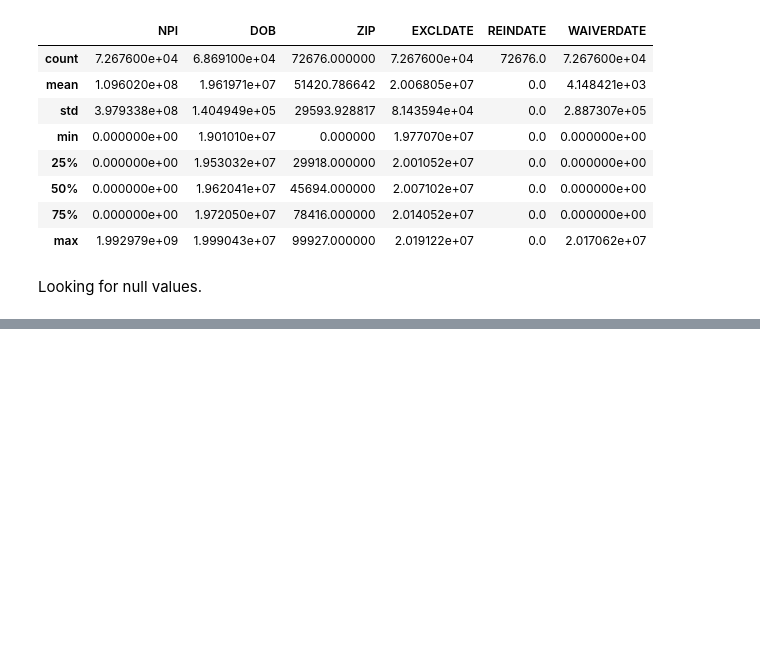
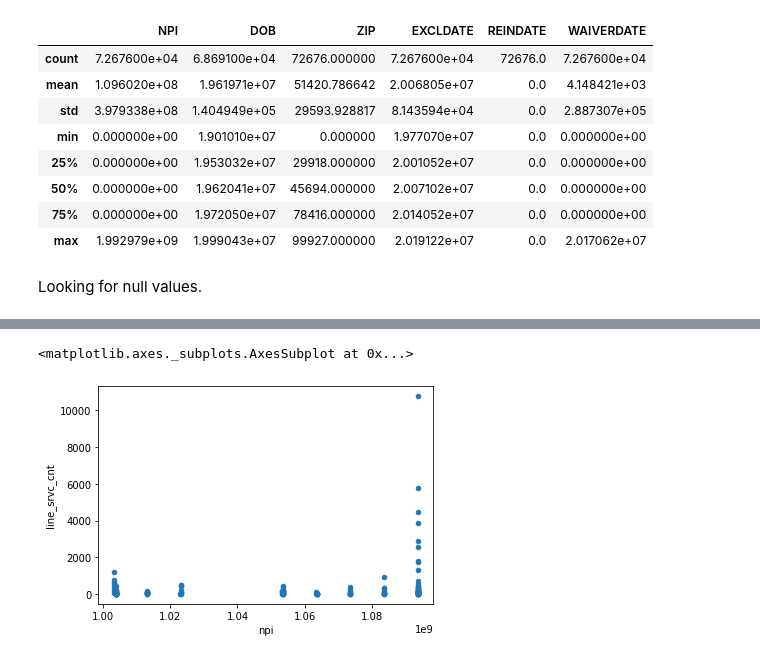
Before and after one commit to raoamalik/detecting_healthcare_provider_fraud, a Jupyter notebook: detecting_healthcare_provider_fraud.ipynb, the cells around one changed output, grey strips where cells are left out. Saved outputs shown, nothing was run; the diff lists cells and outputs as text; code cells hidden in the pictures; blank space fills up the shorter version.

```diff
--- a/detecting_healthcare_provider_fraud.ipynb
+++ b/detecting_healthcare_provider_fraud.ipynb
@@ -117,0 +134,9 @@ npi_tot = npi_agg['npi'].value_counts() ### Count the number of instances for ea
+# %%
+provider_df = provider_df[1:]
+# %%
+### selecting the important attributes/features
+
+selected_provider_data = provider_df[['npi', 'nppes_provider_gender', 'provider_type',
+                             'line_srvc_cnt', 'bene_unique_cnt', 'bene_day_srvc_cnt',
+                             'average_submitted_chrg_amt', 'average_Medicare_allowed_amt',
+                             'average_Medicare_payment_amt']].dropna(axis=0)
@@ -117,0 +176,7 @@ npi_tot = npi_agg['npi'].value_counts() ### Count the number of instances for ea
+# %%
+selected_convicted_data = convicted_df[['NPI']].dropna(axis=0)
+# %%
+merged_dataset = pd.merge(selected_provider_data, selected_convicted_data,
+                          how='right', left_on='npi', right_on='NPI').dropna(axis=0)
+
+merged_dataset
@@ -117,0 +211,5 @@ npi_tot = npi_agg['npi'].value_counts() ### Count the number of instances for ea
+# %%
+merged_dataset.plot(kind='scatter', x='npi', y='line_srvc_cnt')
+# %% [output]
+<matplotlib.axes._subplots.AxesSubplot at 0x...>
+[figure, added]
```
Also changed, not shown: parts of 11 cells of this notebook.
